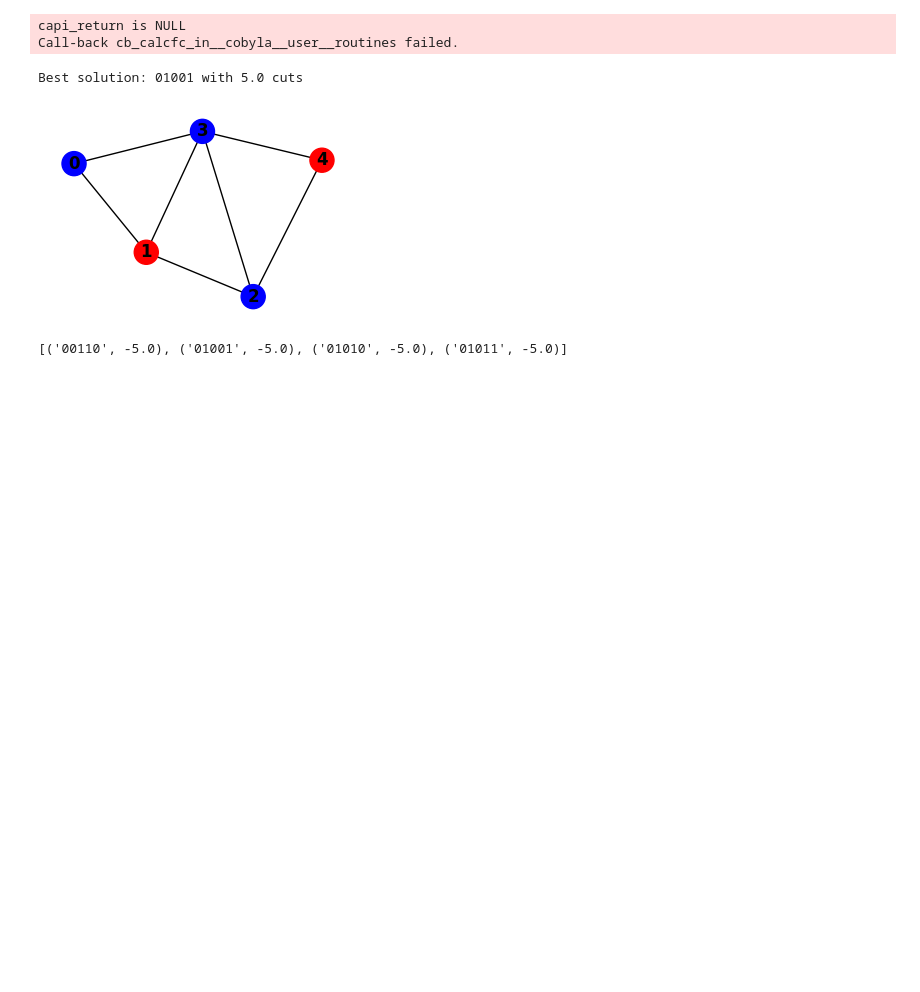
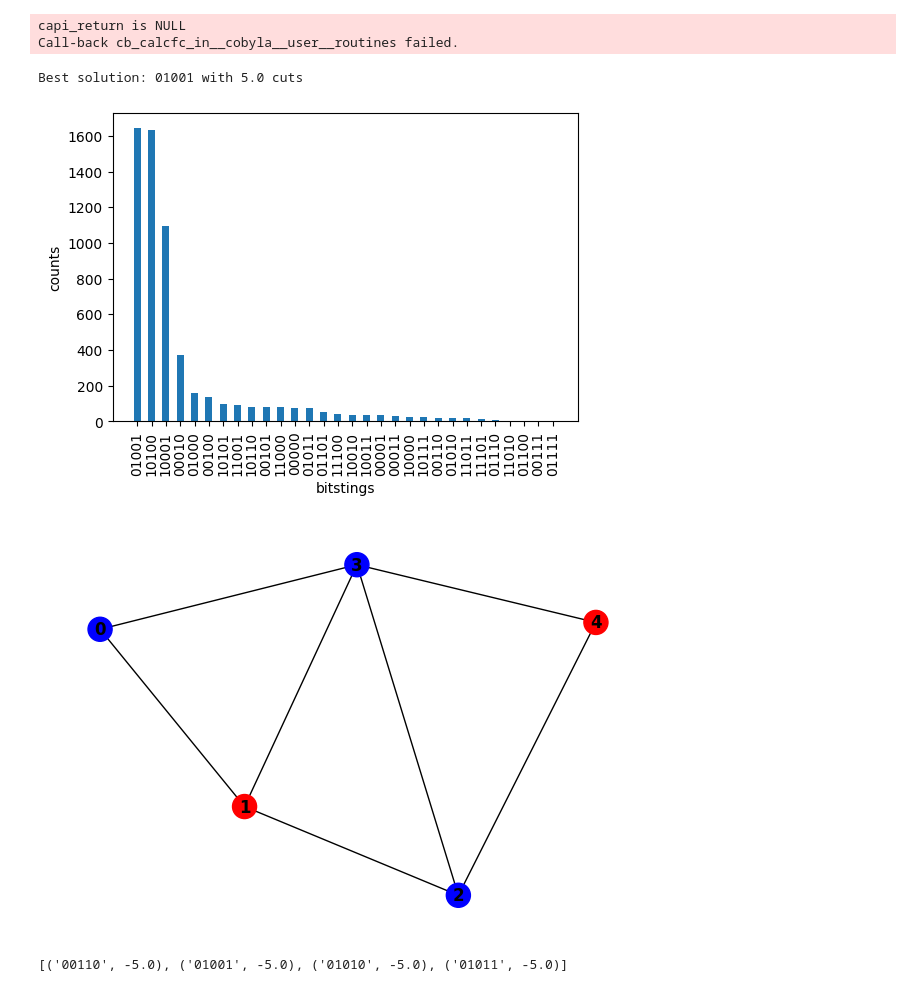
Before and after one commit to victor-onofre/pasqal_project, a Jupyter notebook: QAOA_tests.ipynb, the cells around one changed output. Cells and saved outputs as stored; diff of their text form; code cells hidden in the pictures; blank space fills up the shorter version.

Commit message:
plots for report and changes in explanations

```diff
--- a/QAOA_tests.ipynb
+++ b/QAOA_tests.ipynb
@@ -35,12 +35,14 @@ Call-back cb_calcfc_in__cobyla__user__routines failed.
 # %%
 plot_solution_qaoa(Graph_Example_encoding,
                    Q_example_encoding,
                    opt_parameters,
                    reg_example,
-                   p_layers = 4)
+                   p_layers = 4,
+                   plot_histogram = True)
 # %% [output]
 Best solution: 01001 with 5.0 cuts
-[figure, old version]
+[figure, new version]
+[figure, added]
 # %%
 brute_force(Q_example_encoding)[:4]
 # %% [output]
```
Also changed, not shown: parts of 4 cells of this notebook, 5 other files.
